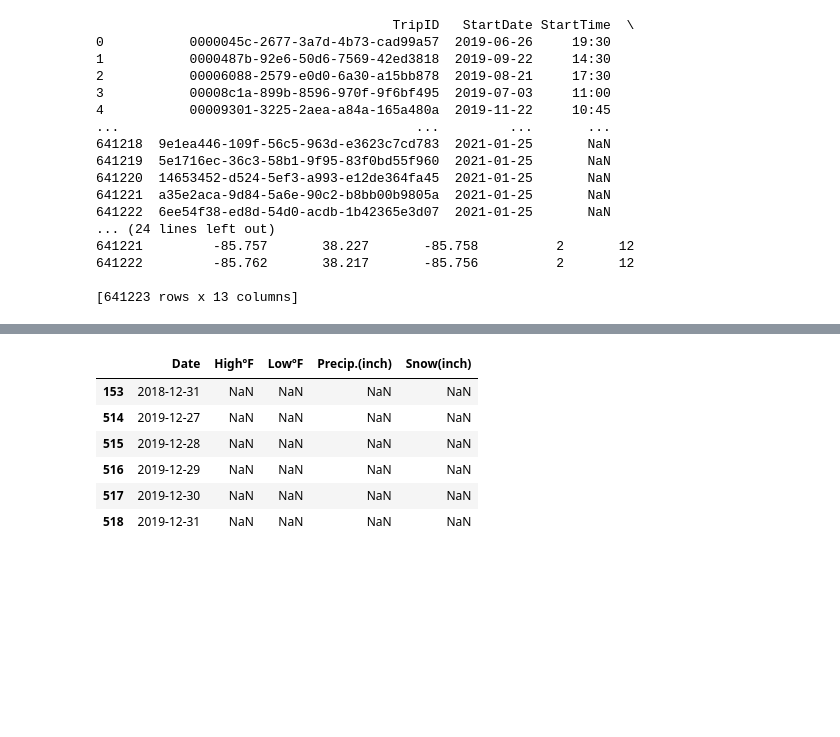
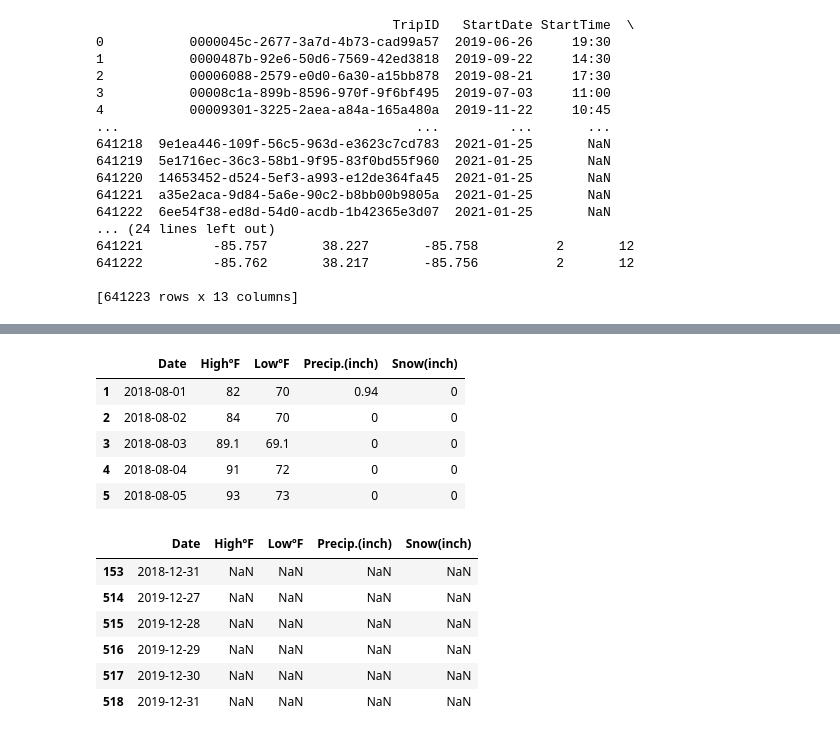
Before and after one commit to abhiram540/TripDataAnalysis-CityOfLouisville-DocklessVehicles, a Jupyter notebook: 7.6 Capstone Two Data Wrangling.ipynb, the cells around one changed output, grey strips where cells are left out. Saved outputs shown, nothing was run; the diff lists cells and outputs as text; code cells hidden in the pictures; blank space fills up the shorter version.

```diff
--- a/7.6 Capstone Two Data Wrangling.ipynb
+++ b/7.6 Capstone Two Data Wrangling.ipynb
@@ -132,3 +132,13 @@ df3[pd.isnull(df3['Date'])]
+# %%
+df3.drop(columns = ['Unnamed: 5', 'Unnamed: 6'], inplace=True)
+df3.head()
+# %% [output]
+|  | Date | HighºF | LowºF | Precip.(inch) | Snow(inch) |
+| 1 | 2018-08-01 | 82 | 70 | 0.94 | 0 |
+| 2 | 2018-08-02 | 84 | 70 | 0 | 0 |
+| 3 | 2018-08-03 | 89.1 | 69.1 | 0 | 0 |
+| 4 | 2018-08-04 | 91 | 72 | 0 | 0 |
+| 5 | 2018-08-05 | 93 | 73 | 0 | 0 |
 # %%
 # displaying data only with HighºF = NaN
 df3[pd.isnull(df3['HighºF'])]
```
Also changed, not shown: parts of 12 cells of this notebook.
